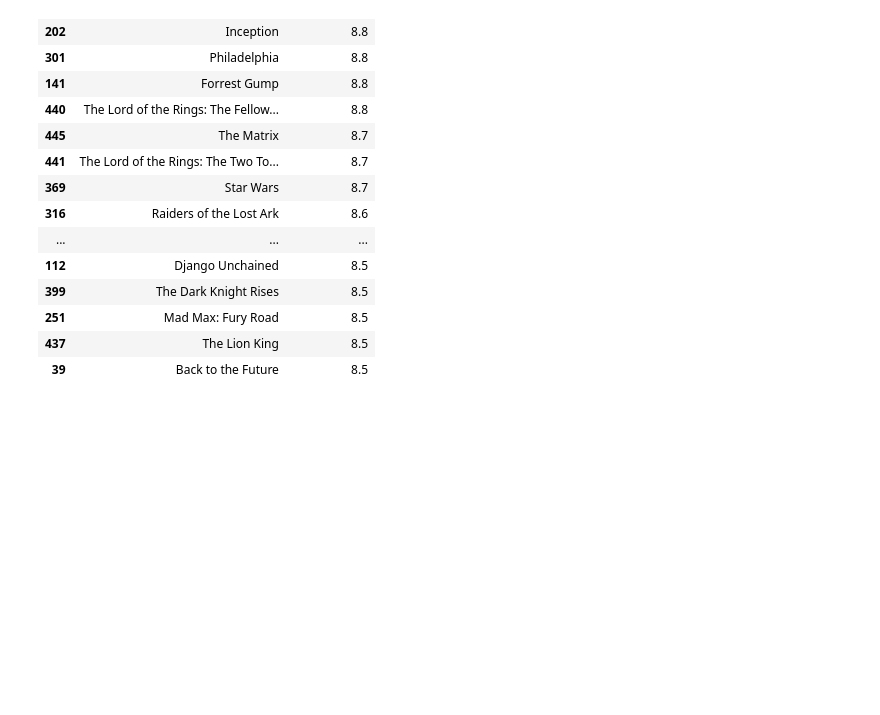
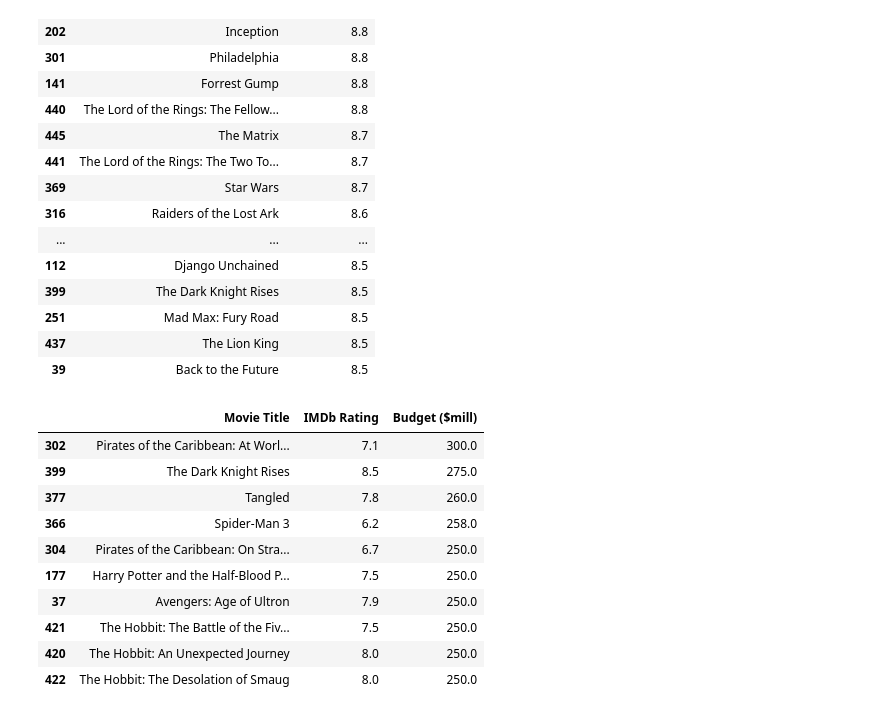
Before and after one commit to Gcango/Filmes_Exibi--o_Prod_Investimento, a Jupyter notebook: Analise_Produtoras_Generos_Filmes.ipynb, the cells around one changed output. Saved outputs shown, nothing was run; the diff lists cells and outputs as text; code cells hidden in the pictures; blank space fills up the shorter version.

```diff
--- a/Analise_Produtoras_Generos_Filmes.ipynb
+++ b/Analise_Produtoras_Generos_Filmes.ipynb
@@ -309,3 +309,18 @@ rating.head(20)
 | 251 | Mad Max: Fury Road | 8.5 |
 | 437 | The Lion King | 8.5 |
 | 39 | Back to the Future | 8.5 |
+# %%
+analise_b = dados.groupby(['Movie Title','IMDb Rating'])['Budget ($mill)'].max().reset_index().sort_values(by='Budget ($mill)', ascending=False)
+analise_b.head(10)
+# %% [output]
+|  | Movie Title | IMDb Rating | Budget ($mill) |
+| 302 | Pirates of the Caribbean: At Worl... | 7.1 | 300.0 |
+| 399 | The Dark Knight Rises | 8.5 | 275.0 |
+| 377 | Tangled | 7.8 | 260.0 |
+| 366 | Spider-Man 3 | 6.2 | 258.0 |
+| 304 | Pirates of the Caribbean: On Stra... | 6.7 | 250.0 |
+| 177 | Harry Potter and the Half-Blood P... | 7.5 | 250.0 |
+| 37 | Avengers: Age of Ultron | 7.9 | 250.0 |
+| 421 | The Hobbit: The Battle of the Fiv... | 7.5 | 250.0 |
+| 420 | The Hobbit: An Unexpected Journey | 8.0 | 250.0 |
+| 422 | The Hobbit: The Desolation of Smaug | 8.0 | 250.0 |
```
